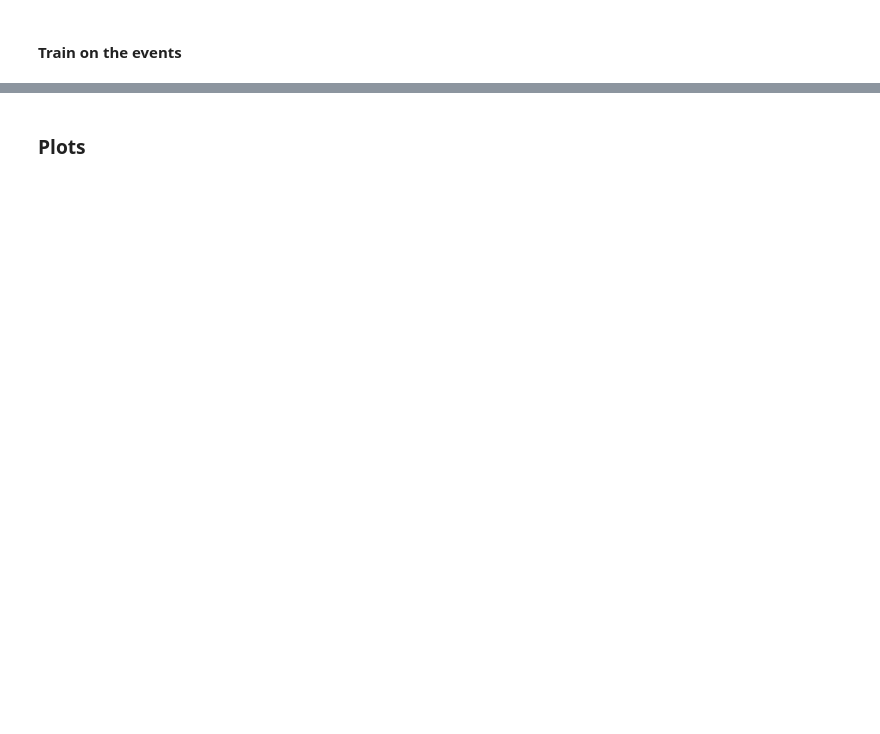
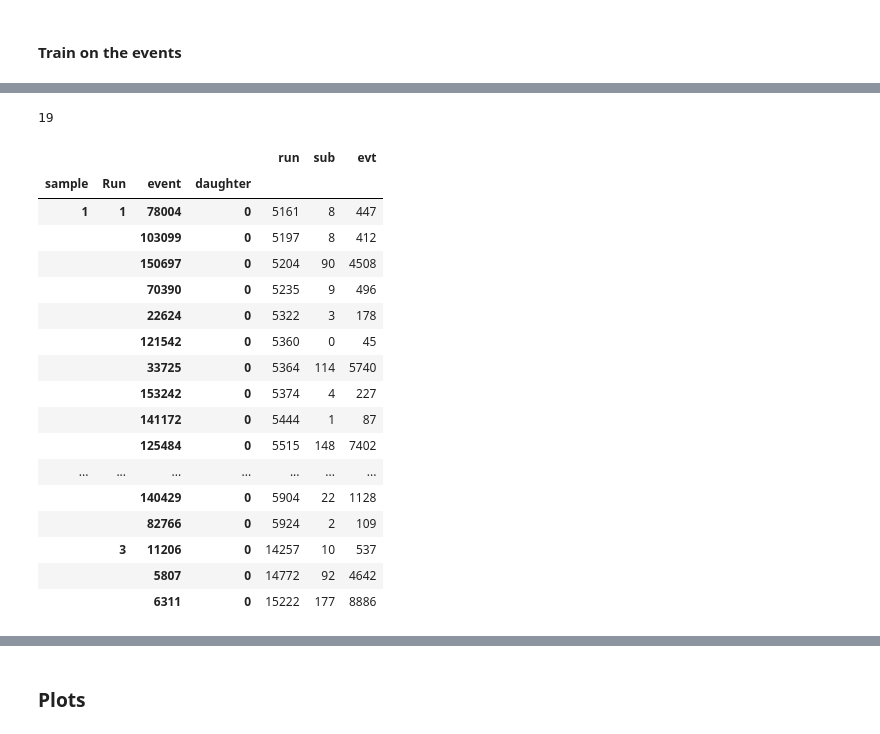
Before and after one commit to Wouter-VDP/nuecc_python, a Jupyter notebook: NueSelection.ipynb, the cells around one changed output, grey strips where cells are left out. Saved outputs shown, nothing was run; the diff lists cells and outputs as text; code cells hidden in the pictures; blank space fills up the shorter version.

```diff
--- a/NueSelection.ipynb
+++ b/NueSelection.ipynb
@@ -51,7 +54,7 @@ lee_focus = 1.0
 [interactive output not drawn]
 # %%
 train_sample = "train_new"
-plot_samples = ["on", "off", "nu", "dirt"]
+plot_samples = ["on", "off", "nu", "dirt", "sideband"]
 # %% [output]
 [interactive output not drawn]
 # %% [markdown]
@@ -148,7 +206,7 @@ pot_scale = all_samples["on"]["pot"] / 1e21
 # %%
 all_samples["dirt"]["mc"]["event_scale"] = np.full(
     len(all_samples["dirt"]["mc"]["Run"]),
-    all_samples["on"]["pot"] / sum(all_samples["dirt"]["pot"].values()),
+    pot_target / sum(all_samples["dirt"]["pot"].values()),
 )
 # %% [output]
 [interactive output not drawn]
@@ -1116,0 +1262,33 @@ print("data/MC: {:.3f}".format((pass_on - pass_off) / (pass_nu + pass_dirt)))
+# %%
+# Unblinded selected events:
+np.savetxt(
+    output_dir + "events_nuecc_selected.txt",
+    all_samples["on"]["daughters"]
+    .query("(e_candidate & select)")[["run", "sub", "evt"]]
+    .sort_values(by=["run"]),
+    fmt="%u",
+)
+print(len(all_samples["on"]["daughters"].query("(e_candidate & select)")))
+all_samples["on"]["daughters"].query("(e_candidate & select)")[
+    ["run", "sub", "evt"]
+].sort_values(by=["run"])
+# %% [output]
+19
+|  |  |  |  | run | sub | evt |
+| sample | Run | event | daughter |  |  |  |
+| 1 | 1 | 78004 | 0 | 5161 | 8 | 447 |
+|  |  | 103099 | 0 | 5197 | 8 | 412 |
+|  |  | 150697 | 0 | 5204 | 90 | 4508 |
+|  |  | 70390 | 0 | 5235 | 9 | 496 |
+|  |  | 22624 | 0 | 5322 | 3 | 178 |
+|  |  | 121542 | 0 | 5360 | 0 | 45 |
+|  |  | 33725 | 0 | 5364 | 114 | 5740 |
+|  |  | 153242 | 0 | 5374 | 4 | 227 |
+|  |  | 141172 | 0 | 5444 | 1 | 87 |
+|  |  | 125484 | 0 | 5515 | 148 | 7402 |
+| ... | ... | ... | ... | ... | ... | ... |
+|  |  | 140429 | 0 | 5904 | 22 | 1128 |
+|  |  | 82766 | 0 | 5924 | 2 | 109 |
+|  | 3 | 11206 | 0 | 14257 | 10 | 537 |
+|  |  | 5807 | 0 | 14772 | 92 | 4642 |
+|  |  | 6311 | 0 | 15222 | 177 | 8886 |
```
Also changed, not shown: parts of 40 cells of this notebook, 34 other files.
